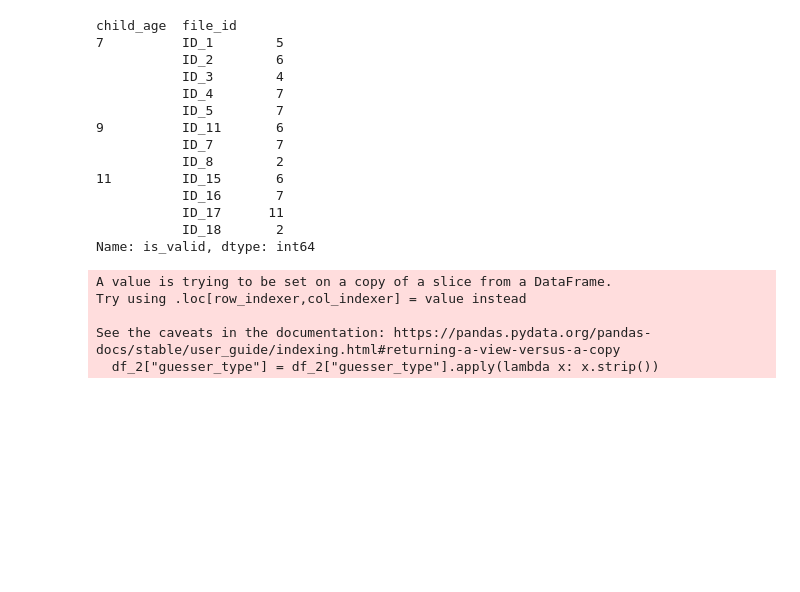
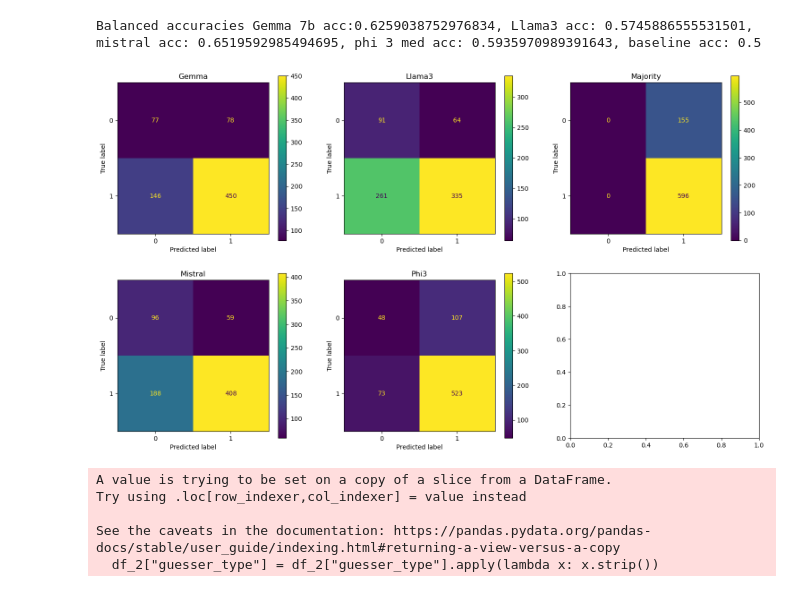
Before and after one commit to abhishek-agrawal94/common-ground, a Jupyter notebook: stats.ipynb, the cells around one changed output. Cells and saved outputs as stored; diff of their text form; code cells hidden in the pictures; blank space fills up the shorter version.

```diff
--- a/stats.ipynb
+++ b/stats.ipynb
@@ -1,42 +1,71 @@
 # %%
 import pandas as pd
 from glob import glob
+from sklearn.metrics import accuracy_score, balanced_accuracy_score, confusion_matrix, ConfusionMatrixDisplay
+import matplotlib.pyplot as plt
 
-csv_files = glob("data/chica_f2f/*.csv")
-df_concat = pd.concat([pd.read_csv(f, delimiter=';') for f in csv_files], ignore_index=True)
+csv_files = glob("data/prompts/*.csv")
+df_concat = pd.concat([pd.read_csv(f) for f in csv_files], ignore_index=True)
+df_concat = df_concat[~df_concat["guesser_type"].isna()]
+#print(df_concat["guesser_type"].unique())
 
-#print(len(df_concat))
+df_concat["guesser_type"] = df_concat["guesser_type"].apply(lambda x: x.strip())
+df_child_guess = df_concat[df_concat["guesser_type"]=="child"]
+
+#result = df_child_guess[df_child_guess['is_valid'].notnull() & df_child_guess['llama3'].isnull()]
+#print(result)
+
+df_child_guess = df_child_guess[~df_child_guess["is_valid"].isna()]
+#df_child_guess = df_child_guess[df_child_guess["is_valid"] == 1]
+#df_child_guess.groupby(["child_age"])["is_valid"].count()
+#print(len(df_child_guess))
+baseline = [1]*len(df_child_guess["is_valid"])
+#print(f"Gemma 7b acc:{accuracy_score(df_child_guess["is_valid"], df_child_guess["gemma:7b"])}, Llama3 acc: {accuracy_score(df_child_guess["is_valid"], df_child_guess["llama3"])}, mistral acc: {accuracy_score(df_child_guess["is_valid"], df_child_guess["mistral"])}, phi 3 med acc: {accuracy_score(df_child_guess["is_valid"], df_child_guess["phi3:medium"])},")
+print("Balanced accuracies Gemma 7b acc:{}, Llama3 acc: {}, mistral acc: {}, phi 3 med acc: {}, baseline acc: {}".format(balanced_accuracy_score(df_child_guess["is_valid"], df_child_guess["gemma:7b"]),balanced_accuracy_score(df_child_guess["is_valid"], df_child_guess["llama3"]), balanced_accuracy_score(df_child_guess["is_valid"], df_child_guess["mistral"]), balanced_accuracy_score(df_child_guess["is_valid"], df_child_guess["phi3:medium"]), balanced_accuracy_score(df_child_guess["is_valid"], baseline)))
+
+fig, axs = plt.subplots(2,3)
+
+cm = confusion_matrix(df_child_guess["is_valid"], df_child_guess["gemma:7b"])
+ConfusionMatrixDisplay(confusion_matrix=cm).plot(ax=axs[0,0])
+axs[0, 0].set_title('Gemma')
+
+cm = confusion_matrix(df_child_guess["is_valid"], df_child_guess["llama3"])
+ConfusionMatrixDisplay(confusion_matrix=cm).plot(ax=axs[0,1])
+axs[0, 1].set_title('Llama3')
+
+cm = confusion_matrix(df_child_guess["is_valid"], df_child_guess["mistral"])
+ConfusionMatrixDisplay(confusion_matrix=cm).plot(ax=axs[1,0])
+axs[1, 0].set_title('Mistral')
+
+cm = confusion_matrix(df_child_guess["is_valid"], df_child_guess["phi3:medium"])
+ConfusionMatrixDisplay(confusion_matrix=cm).plot(ax=axs[1,1])
+axs[1, 1].set_title('Phi3')
+
+cm = confusion_matrix(df_child_guess["is_valid"], baseline)
+ConfusionMatrixDisplay(confusion_matrix=cm).plot(ax=axs[0,2])
+axs[0, 2].set_title('Majority')
+fig.set_size_inches(18.5, 10.5)
+#plt.figure(figsize=(20, 6), dpi=80)
+
+plt.show()
 
 #print(df_concat["file_id"].unique())
 #df_2 = df_concat[df_concat["file_id"] == "ID_2"]
 
-df_concat = df_concat[df_concat["is_valid"] == 0]
-df_concat["guesser_type"] = df_concat["guesser_type"].apply(lambda x: x.strip())
+#df_concat = df_concat[df_concat["is_valid"] == 0]
+#df_concat["guesser_type"] = df_concat["guesser_type"].apply(lambda x: x.strip())
 
 #print(len(df_concat))
 
-df_child_guess = df_concat[df_concat["guesser_type"]=="child"]
-#print(df_child_guess["file_id"].unique())
-df_parent_guess = df_concat[df_concat["guesser_type"]=="parent"]
+
+#df_parent_guess = df_concat[df_concat["guesser_type"]=="parent"]
 #print(df_parent_guess["file_id"].unique())
 #print(df_child_guess, df_parent_guess)
 
-df_parent_guess.groupby(["child_age", "file_id"])["is_valid"].count()
+#df_parent_guess.groupby(["child_age", "file_id"])["is_valid"].count()
 # %% [output]
-child_age  file_id
-7          ID_1        5
-           ID_2        6
-           ID_3        4
-           ID_4        7
-           ID_5        7
-9          ID_11       6
-           ID_7        7
-           ID_8        2
-11         ID_15       6
-           ID_16       7
-           ID_17      11
-           ID_18       2
-Name: is_valid, dtype: int64
+Balanced accuracies Gemma 7b acc:0.6259038752976834, Llama3 acc: 0.5745886555531501, mistral acc: 0.6519592985494695, phi 3 med acc: 0.5935970989391643, baseline acc: 0.5
+[figure, added]
 # %%
 csv_files = glob("data/chica_f2f/*.csv")
 df_concat = pd.concat([pd.read_csv(f, delimiter=';') for f in csv_files], ignore_index=True)
```
Also changed, not shown: parts of 11 cells of this notebook, 16 other files.
